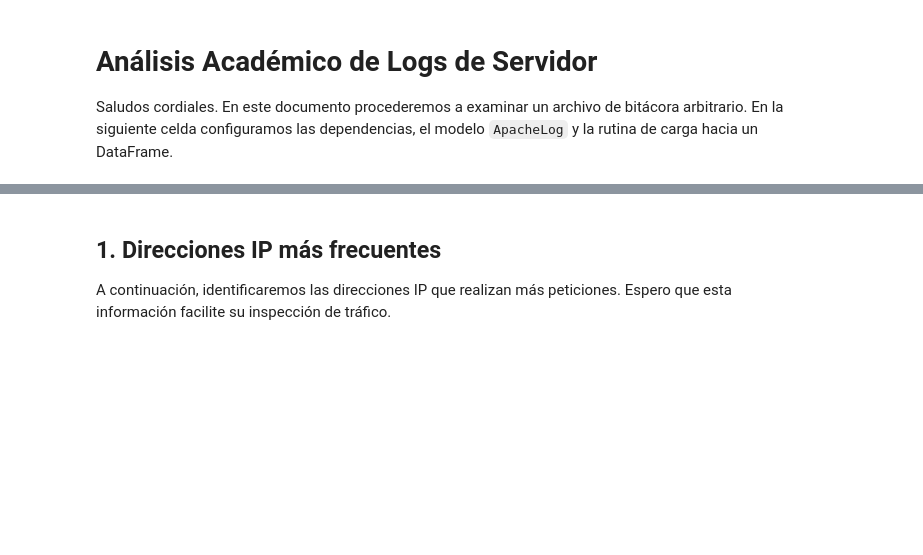
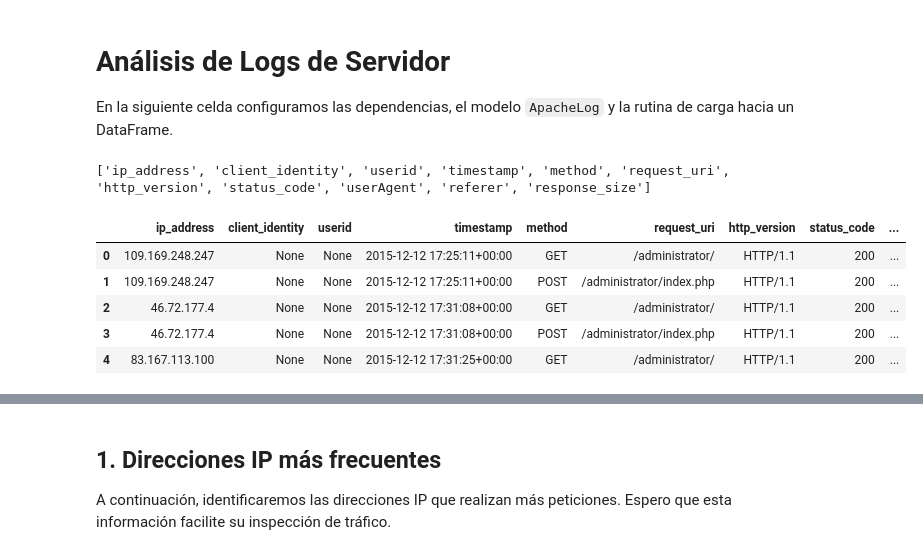
Before and after one commit to compermisos/data_engineer, a Jupyter notebook: data_translation/pandas.ipynb, the cells around one changed output, grey strips where cells are left out. Cells and saved outputs as stored; diff of their text form; code cells hidden in the pictures; blank space fills up the shorter version.

```diff
--- a/data_translation/pandas.ipynb
+++ b/data_translation/pandas.ipynb
@@ -1,4 +1,4 @@
 # %% [markdown]
-# Análisis Académico de Logs de Servidor
-Saludos cordiales. En este documento procederemos a examinar un archivo de bitácora arbitrario. En la siguiente celda configuramos las dependencias, el modelo `ApacheLog` y la rutina de carga hacia un DataFrame.
+# Análisis de Logs de Servidor
+En la siguiente celda configuramos las dependencias, el modelo `ApacheLog` y la rutina de carga hacia un DataFrame.
 # %%
@@ -68,0 +59,31 @@ def cargar_datos(ruta: str) -> pd.DataFrame:
+# %%
+from tqdm.auto import tqdm
+tqdm.pandas(desc="Notebook Progress")
+def cargar_datos(ruta: str) -> pd.DataFrame:
+    datos = []
+    with open(ruta, 'r', encoding='utf-8') as f:
+        for linea in f:
+            if linea.strip():
+                parseado = parse_apachelogs(linea)
+                if parseado:
+                    datos.append(parseado)
+    headers = list(ApacheLog.model_fields.keys())
+    print(headers)
+    df = pd.DataFrame([item.model_dump() for item in datos],  columns=headers)
+    #df = pd.DataFrame(datos)
+    if not df.empty:
+        df['timestamp'] = pd.to_datetime(df['timestamp'], utc=True)
+        #df.set_index('timestamp', inplace=True)
+    return df
+
+
+df = cargar_datos(access_log)
+df.head()
+# %% [output]
+['ip_address', 'client_identity', 'userid', 'timestamp', 'method', 'request_uri', 'http_version', 'status_code', 'userAgent', 'referer', 'response_size']
+|  | ip_address | client_identity | userid | timestamp | method | request_uri | http_version | status_code | ... |
+| 0 | 109.169.248.247 | None | None | 2015-12-12 17:25:11+00:00 | GET | /administrator/ | HTTP/1.1 | 200 | ... |
+| 1 | 109.169.248.247 | None | None | 2015-12-12 17:25:11+00:00 | POST | /administrator/index.php | HTTP/1.1 | 200 | ... |
+| 2 | 46.72.177.4 | None | None | 2015-12-12 17:31:08+00:00 | GET | /administrator/ | HTTP/1.1 | 200 | ... |
+| 3 | 46.72.177.4 | None | None | 2015-12-12 17:31:08+00:00 | POST | /administrator/index.php | HTTP/1.1 | 200 | ... |
+| 4 | 83.167.113.100 | None | None | 2015-12-12 17:31:25+00:00 | GET | /administrator/ | HTTP/1.1 | 200 | ... |
```
Also changed, not shown: parts of 15 cells of this notebook, 3 other files.
